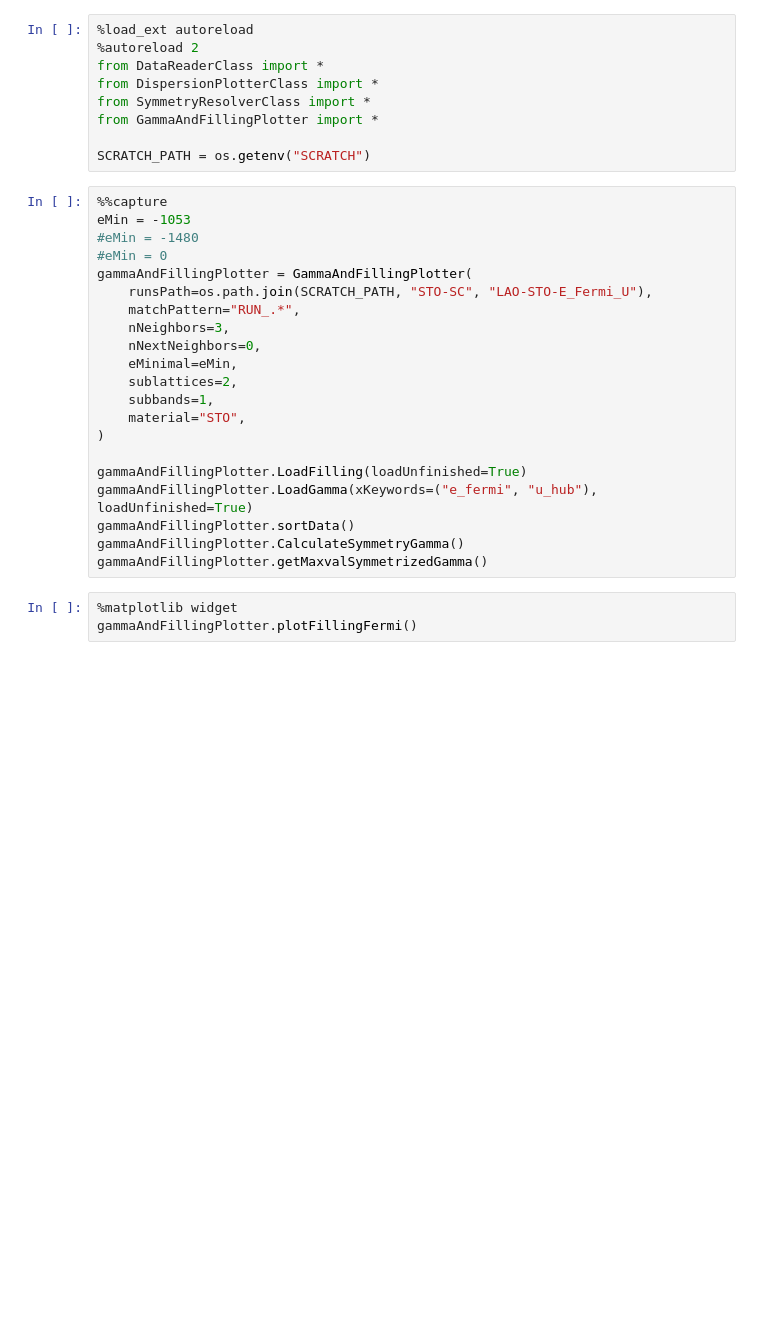
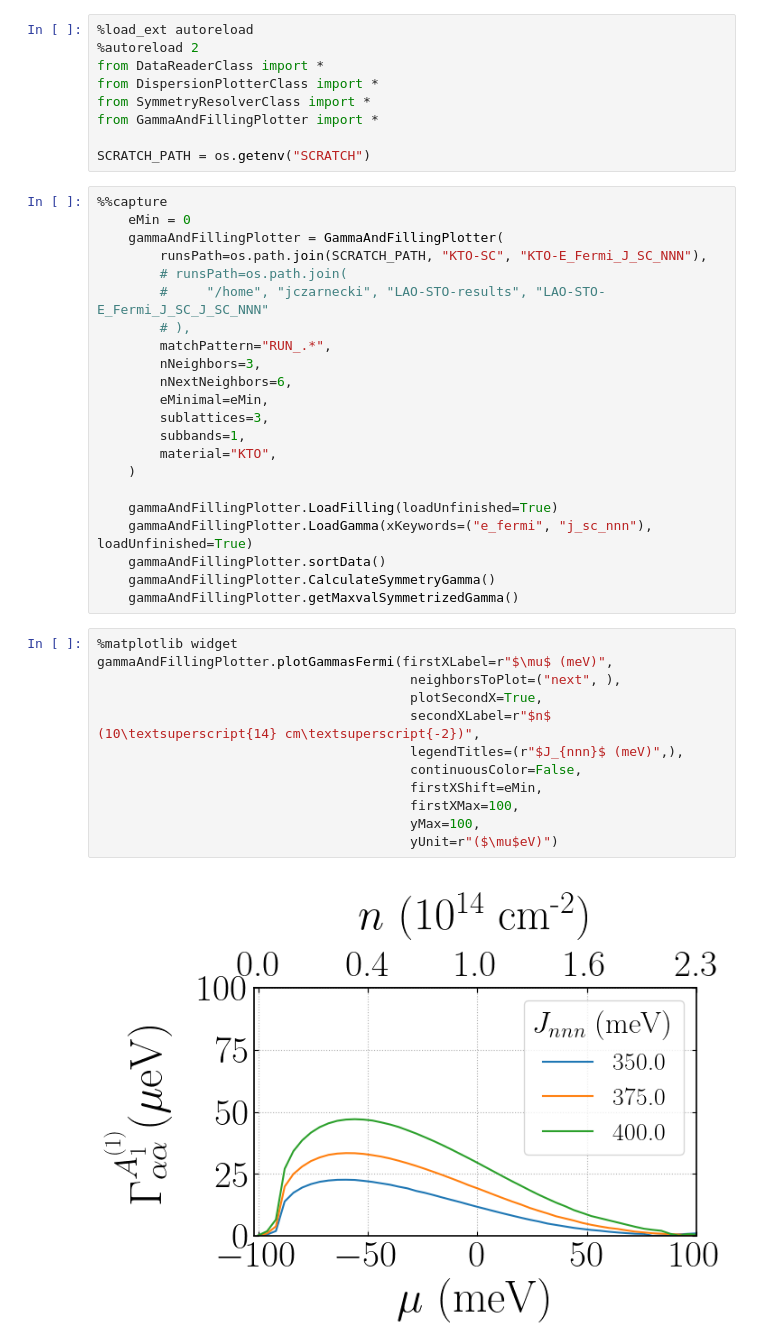
Before and after one commit to j-czarnecki/LAO-STO, a Jupyter notebook: Analyzer/interactiveAnalyze.ipynb, the cells around one changed output. Drawn from its saved outputs; the diff is of its cells as text; blank space fills up the shorter version.

Commit message:
[IMPROVEMENT] Unification of 2D and colormap plotting of Gammas

```diff
--- a/Analyzer/interactiveAnalyze.ipynb
+++ b/Analyzer/interactiveAnalyze.ipynb
@@ -9,25 +9,37 @@ from GammaAndFillingPlotter import *
 SCRATCH_PATH = os.getenv("SCRATCH")
 # %%
 %%capture
-eMin = -1053
-#eMin = -1480
-#eMin = 0
-gammaAndFillingPlotter = GammaAndFillingPlotter(
-    runsPath=os.path.join(SCRATCH_PATH, "STO-SC", "LAO-STO-E_Fermi_U"),
-    matchPattern="RUN_.*",
-    nNeighbors=3,
-    nNextNeighbors=0,
-    eMinimal=eMin,
-    sublattices=2,
-    subbands=1,
-    material="STO",
-)
+    eMin = 0
+    gammaAndFillingPlotter = GammaAndFillingPlotter(
+        runsPath=os.path.join(SCRATCH_PATH, "KTO-SC", "KTO-E_Fermi_J_SC_NNN"),
+        # runsPath=os.path.join(
+        #     "/home", "jczarnecki", "LAO-STO-results", "LAO-STO-E_Fermi_J_SC_J_SC_NNN"
+        # ),
+        matchPattern="RUN_.*",
+        nNeighbors=3,
+        nNextNeighbors=6,
+        eMinimal=eMin,
+        sublattices=3,
+        subbands=1,
+        material="KTO",
+    )
 
-gammaAndFillingPlotter.LoadFilling(loadUnfinished=True)
-gammaAndFillingPlotter.LoadGamma(xKeywords=("e_fermi", "u_hub"), loadUnfinished=True)
-gammaAndFillingPlotter.sortData()
-gammaAndFillingPlotter.CalculateSymmetryGamma()
-gammaAndFillingPlotter.getMaxvalSymmetrizedGamma()
+    gammaAndFillingPlotter.LoadFilling(loadUnfinished=True)
+    gammaAndFillingPlotter.LoadGamma(xKeywords=("e_fermi", "j_sc_nnn"), loadUnfinished=True)
+    gammaAndFillingPlotter.sortData()
+    gammaAndFillingPlotter.CalculateSymmetryGamma()
+    gammaAndFillingPlotter.getMaxvalSymmetrizedGamma()
 # %%
 %matplotlib widget
-gammaAndFillingPlotter.plotFillingFermi()
+gammaAndFillingPlotter.plotGammasFermi(firstXLabel=r"$\mu$ (meV)",
+                                        neighborsToPlot=("next", ),
+                                        plotSecondX=True,
+                                        secondXLabel=r"$n$ (10\textsuperscript{14} cm\textsuperscript{-2})",
+                                        legendTitles=(r"$J_{nnn}$ (meV)",),
+                                        continuousColor=False,
+                                        firstXShift=eMin,
+                                        firstXMax=100,
+                                        yMax=100,
+                                        yUnit=r"($\mu$eV)")
+# %% [output]
+[figure, added]
```
Also changed, not shown: 3 other files.
